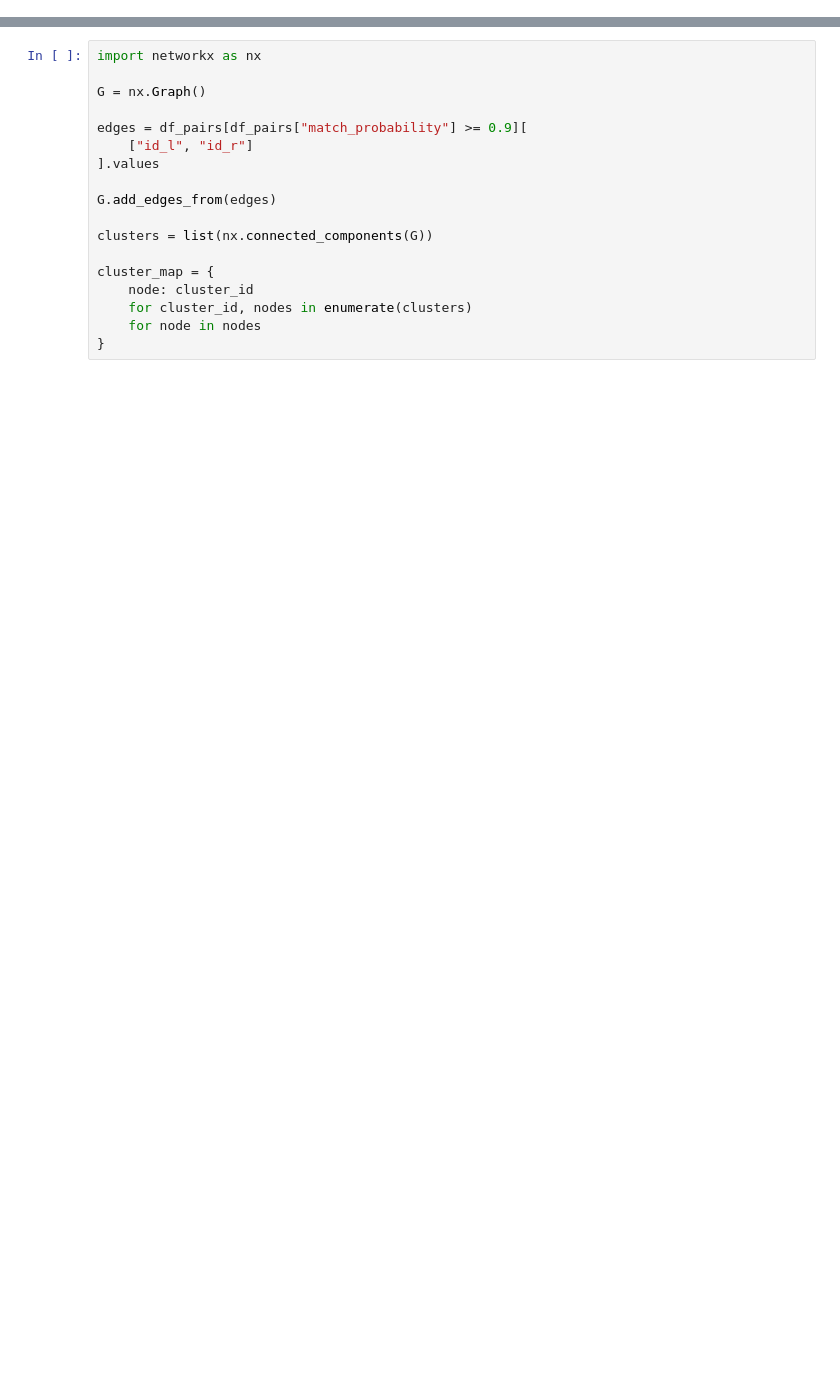
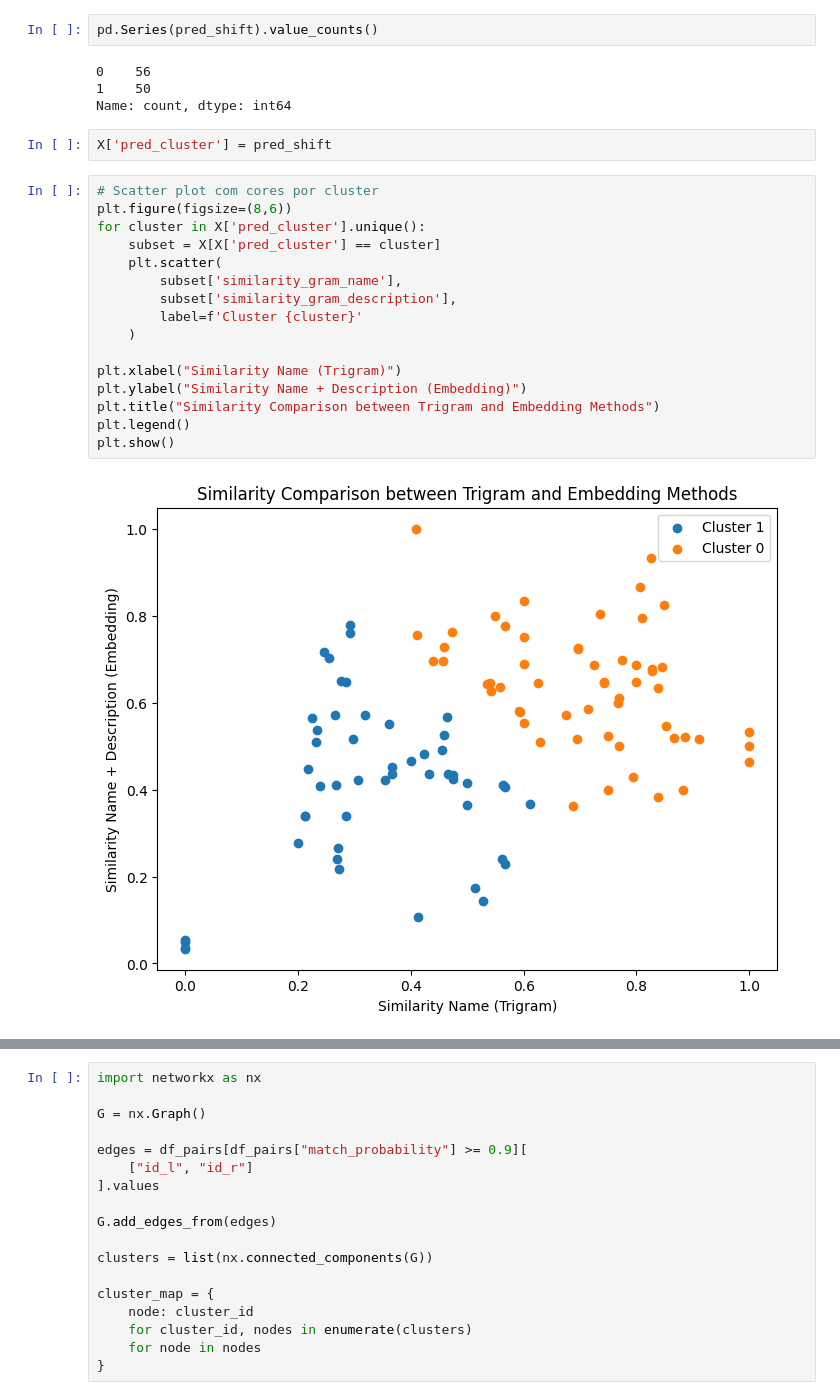
Before and after one commit to zanyev/link-api, a Jupyter notebook: test_splink.ipynb, the cells around one changed output, grey strips where cells are left out. Cells and saved outputs as stored; diff of their text form; blank space fills up the shorter version.

```diff
--- a/test_splink.ipynb
+++ b/test_splink.ipynb
@@ -103,0 +119,26 @@ pairwise_predictions.as_pandas_dataframe()
+# %%
+pd.Series(pred_shift).value_counts()
+# %% [output]
+0    56
+1    50
+Name: count, dtype: int64
+# %%
+X['pred_cluster'] = pred_shift
+# %%
+# Scatter plot com cores por cluster
+plt.figure(figsize=(8,6))
+for cluster in X['pred_cluster'].unique():
+    subset = X[X['pred_cluster'] == cluster]
+    plt.scatter(
+        subset['similarity_gram_name'],
+        subset['similarity_gram_description'],
+        label=f'Cluster {cluster}'
+    )
+
+plt.xlabel("Similarity Name (Trigram)")
+plt.ylabel("Similarity Name + Description (Embedding)")
+plt.title("Similarity Comparison between Trigram and Embedding Methods")
+plt.legend()
+plt.show()
+# %% [output]
+[figure, added]
```
Also changed, not shown: parts of 32 cells of this notebook, 4 other files.
